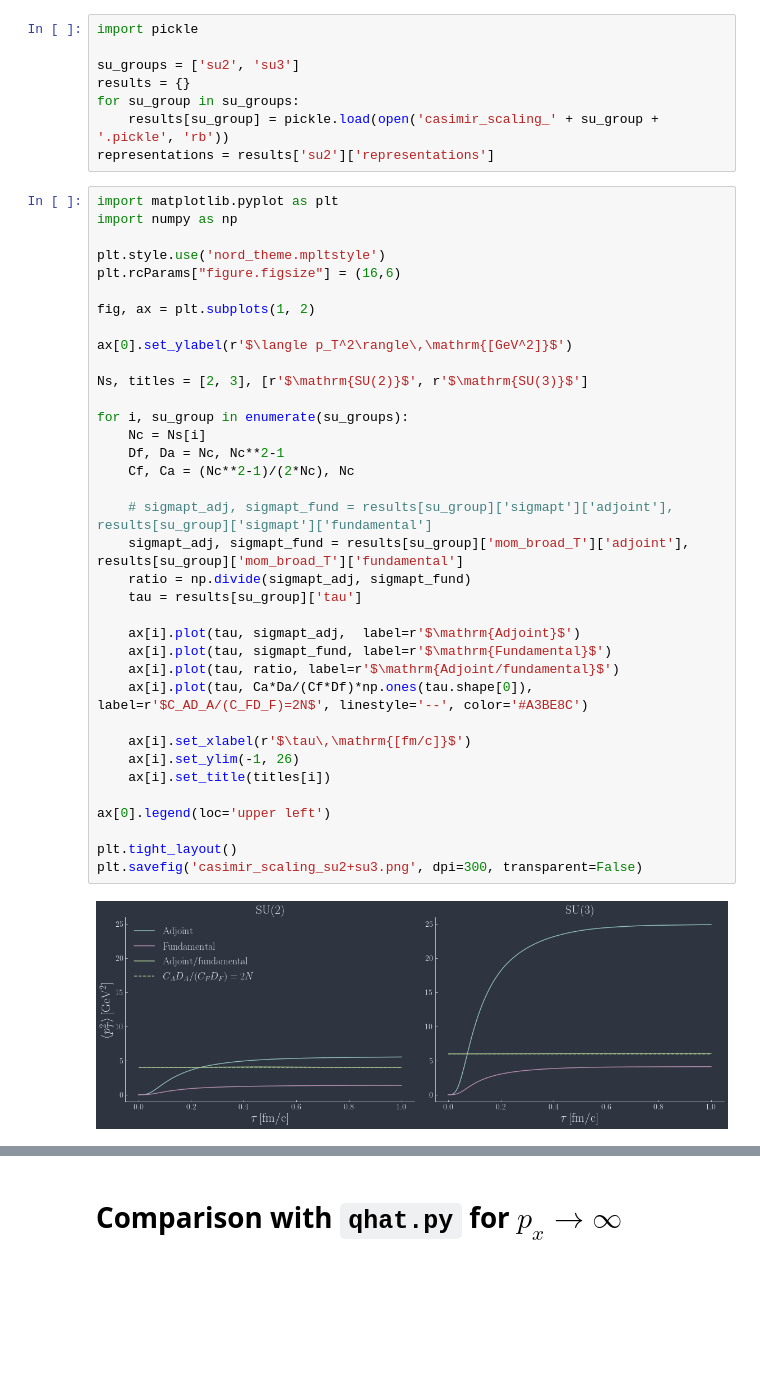
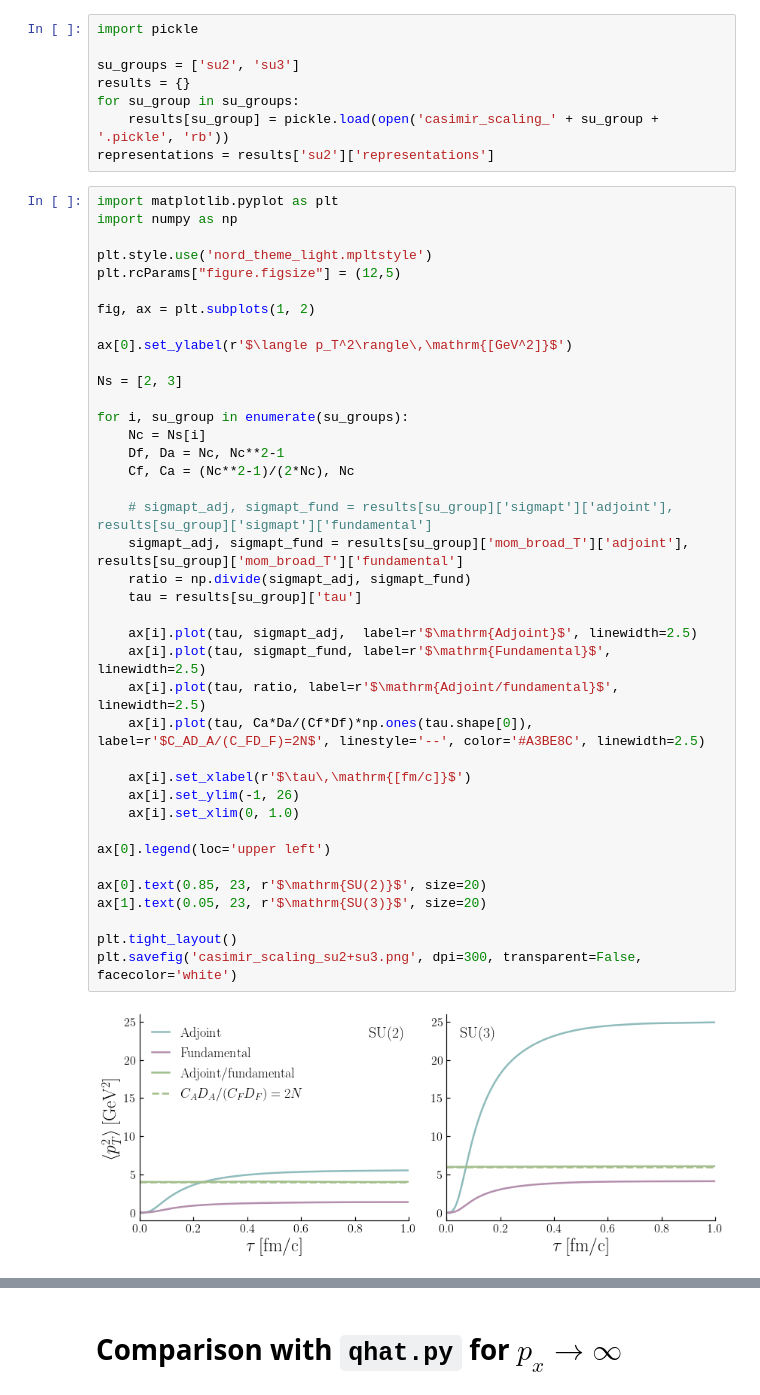
Before and after one commit to avramescudana/curraun, a Jupyter notebook: notebooks/Dana's test notebook for the WongSolver.ipynb, the cells around one changed output, grey strips where cells are left out. Cells and saved outputs as stored; diff of their text form; blank space fills up the shorter version.

```diff
--- a/notebooks/Dana's test notebook for the WongSolver.ipynb
+++ b/notebooks/Dana's test notebook for the WongSolver.ipynb
@@ -185,40 +185,43 @@ representations = results['su2']['representations']
 # %%
 import matplotlib.pyplot as plt
 import numpy as np
 
-plt.style.use('nord_theme.mpltstyle')
-plt.rcParams["figure.figsize"] = (16,6)
+plt.style.use('nord_theme_light.mpltstyle')
+plt.rcParams["figure.figsize"] = (12,5)
 
 fig, ax = plt.subplots(1, 2)
 
 ax[0].set_ylabel(r'$\langle p_T^2\rangle\,\mathrm{[GeV^2]}$')
 
-Ns, titles = [2, 3], [r'$\mathrm{SU(2)}$', r'$\mathrm{SU(3)}$']
+Ns = [2, 3]
 
 for i, su_group in enumerate(su_groups):
     Nc = Ns[i]
     Df, Da = Nc, Nc**2-1
     Cf, Ca = (Nc**2-1)/(2*Nc), Nc
 
     # sigmapt_adj, sigmapt_fund = results[su_group]['sigmapt']['adjoint'], results[su_group]['sigmapt']['fundamental']
     sigmapt_adj, sigmapt_fund = results[su_group]['mom_broad_T']['adjoint'], results[su_group]['mom_broad_T']['fundamental']
     ratio = np.divide(sigmapt_adj, sigmapt_fund)
     tau = results[su_group]['tau']
 
-    ax[i].plot(tau, sigmapt_adj,  label=r'$\mathrm{Adjoint}$')
-    ax[i].plot(tau, sigmapt_fund, label=r'$\mathrm{Fundamental}$')
-    ax[i].plot(tau, ratio, label=r'$\mathrm{Adjoint/fundamental}$')
-    ax[i].plot(tau, Ca*Da/(Cf*Df)*np.ones(tau.shape[0]), label=r'$C_AD_A/(C_FD_F)=2N$', linestyle='--', color='#A3BE8C')
+    ax[i].plot(tau, sigmapt_adj,  label=r'$\mathrm{Adjoint}$', linewidth=2.5)
+    ax[i].plot(tau, sigmapt_fund, label=r'$\mathrm{Fundamental}$', linewidth=2.5)
+    ax[i].plot(tau, ratio, label=r'$\mathrm{Adjoint/fundamental}$', linewidth=2.5)
+    ax[i].plot(tau, Ca*Da/(Cf*Df)*np.ones(tau.shape[0]), label=r'$C_AD_A/(C_FD_F)=2N$', linestyle='--', color='#A3BE8C', linewidth=2.5)
 
     ax[i].set_xlabel(r'$\tau\,\mathrm{[fm/c]}$')
     ax[i].set_ylim(-1, 26)
-    ax[i].set_title(titles[i])
+    ax[i].set_xlim(0, 1.0)
 
 ax[0].legend(loc='upper left')
 
+ax[0].text(0.85, 23, r'$\mathrm{SU(2)}$', size=20)
+ax[1].text(0.05, 23, r'$\mathrm{SU(3)}$', size=20)
+
 plt.tight_layout()
-plt.savefig('casimir_scaling_su2+su3.png', dpi=300, transparent=False)
+plt.savefig('casimir_scaling_su2+su3.png', dpi=300, transparent=False, facecolor='white')
 # %% [output]
-[figure, old version]
+[figure, new version]
 # %%
 import matplotlib.pyplot as plt
```
Also changed, not shown: parts of 11 cells of this notebook, 10 other files.
